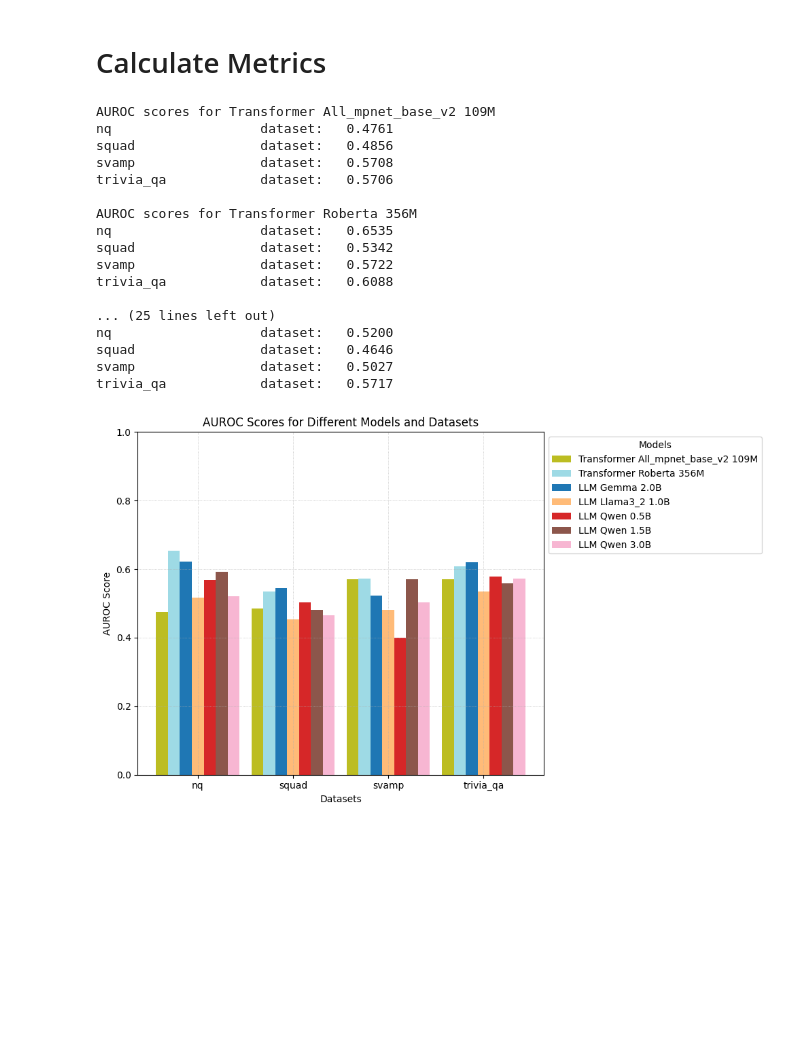
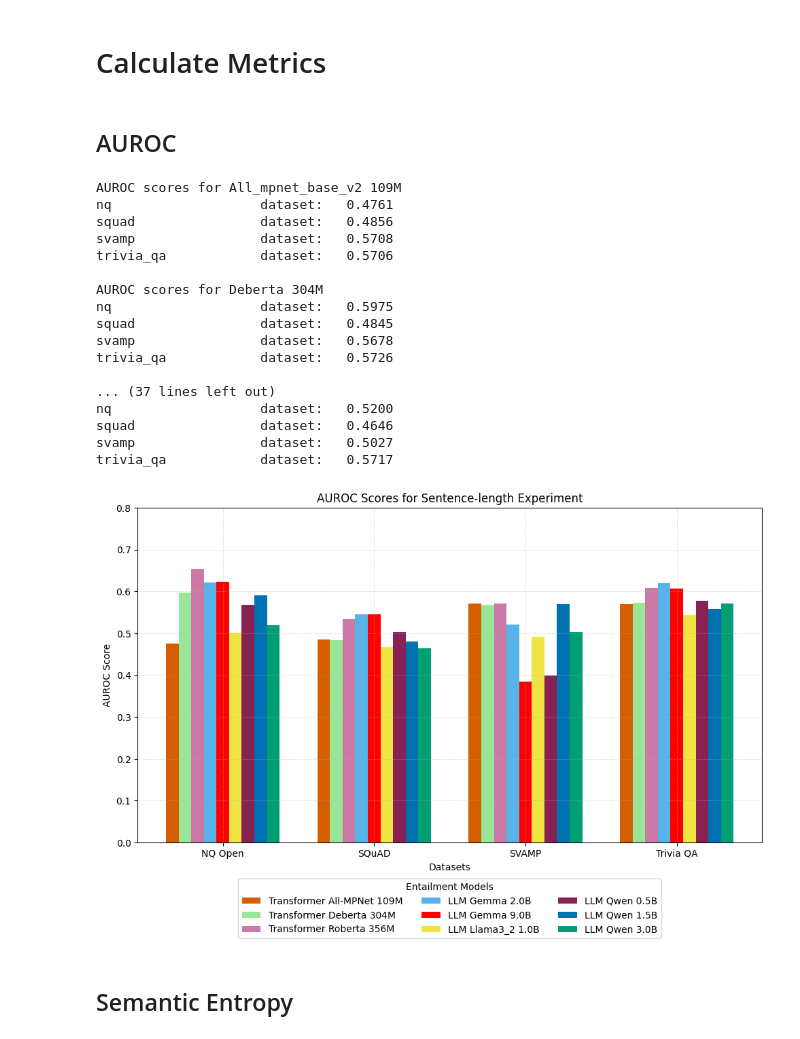
Before and after one commit to tassos37000/dah, a Jupyter notebook: detect_hallucinations.ipynb, the cells around one changed output. Drawn from its saved outputs; the diff is of its cells as text; code cells hidden in the pictures; blank space fills up the shorter version.

```diff
--- a/detect_hallucinations.ipynb
+++ b/detect_hallucinations.ipynb
@@ -206,8 +279,29 @@ KeyboardInterrupt:
 # %% [markdown]
 # Load Results
 # %%
-transformers_results = load_results("data/transformers")
-llm_results = load_results("data/llms")
+transformers_results, transformers_names = load_results("data/SE/transformers", "Transformer")
+llm_results, llm_names = load_results("data/SE/llms", "LLM")
+
+transformers_names[0] = "Transformer All-MPNet 109M"
+datasets_names = ["NQ Open", "SQuAD", "SVAMP", "Trivia QA"]
+models_names = transformers_names + llm_names
+
+unique_models = list(set(models_names))
+unique_models.sort()
+
+colours = [
+    "#56B4E9",  # Sky Blue
+    "#FF0000",  # Red
+    "#F0E442",  # Yellow
+    "#882255",  # Deep Purple
+    "#0072B2",  # Blue
+    "#009E73",  # Green
+    "#D55E00",  # Orange
+    "#99E699",  # Light Green
+    "#CC79A7",  # Pink
+]
+
+model_to_colour = {model: colour for model, colour in zip(unique_models, colours)}
 # %% [output]
 Loaded nq from all_mpnet_base_v2/109M
 Loaded squad from all_mpnet_base_v2/109M
@@ -228,37 +322,32 @@ Loaded svamp from qwen/3.0B
 Loaded trivia_qa from qwen/3.0B
 # %% [markdown]
 # Calculate Metrics
+# %% [markdown]
+## AUROC
 # %%
-tr = auroc_entail_models(transformers_results, "Transformer")
-lr = auroc_entail_models(llm_results, "LLM")
+auroc_tr = metric_entail_models(transformers_results, "AUROC")
+auroc_lr = metric_entail_models(llm_results, "AUROC")
 
-models_names = tr[0]+lr[0]
-results = tr[1]+lr[1]
-
-unique_models = list(set(models_names))
-unique_models.sort()
-colours = plt.cm.tab20(np.linspace(0, 1, len(unique_models)))  # Unique colors
-model_to_colour = {model: colour for model, colour in zip(unique_models, colours)}
-
-datasets_names = ["nq", "squad", "svamp", "trivia_qa"]
-visualise_auroc_results(models_names, datasets_names, results, model_to_colour)
+visualise_aur_results(models_names, datasets_names, auroc_tr+auroc_lr, model_to_colour, "AUROC")
 # %% [output]
-AUROC scores for Transformer All_mpnet_base_v2 109M
+AUROC scores for All_mpnet_base_v2 109M
 nq                   dataset:   0.4761
 squad                dataset:   0.4856
 svamp                dataset:   0.5708
 trivia_qa            dataset:   0.5706
 
-AUROC scores for Transformer Roberta 356M
-nq                   dataset:   0.6535
-squad                dataset:   0.5342
-svamp                dataset:   0.5722
-trivia_qa            dataset:   0.6088
+AUROC scores for Deberta 304M
+nq                   dataset:   0.5975
+squad                dataset:   0.4845
+svamp                dataset:   0.5678
+trivia_qa            dataset:   0.5726
 
-... (25 lines left out)
+... (37 lines left out)
 nq                   dataset:   0.5200
 squad                dataset:   0.4646
 svamp                dataset:   0.5027
 trivia_qa            dataset:   0.5717
-[figure, old version]
+[figure, new version]
+# %% [markdown]
+## Semantic Entropy
 # %%
```
Also changed, not shown: parts of 26 cells of this notebook, 13 other files.
